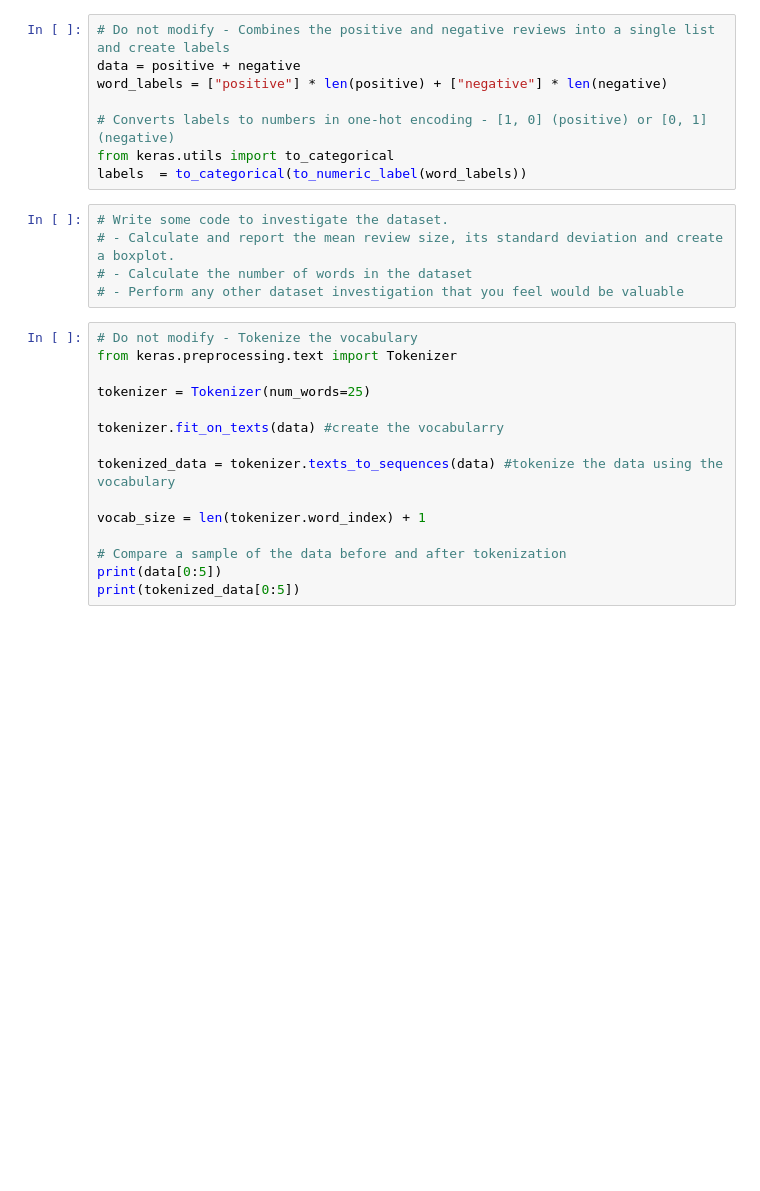
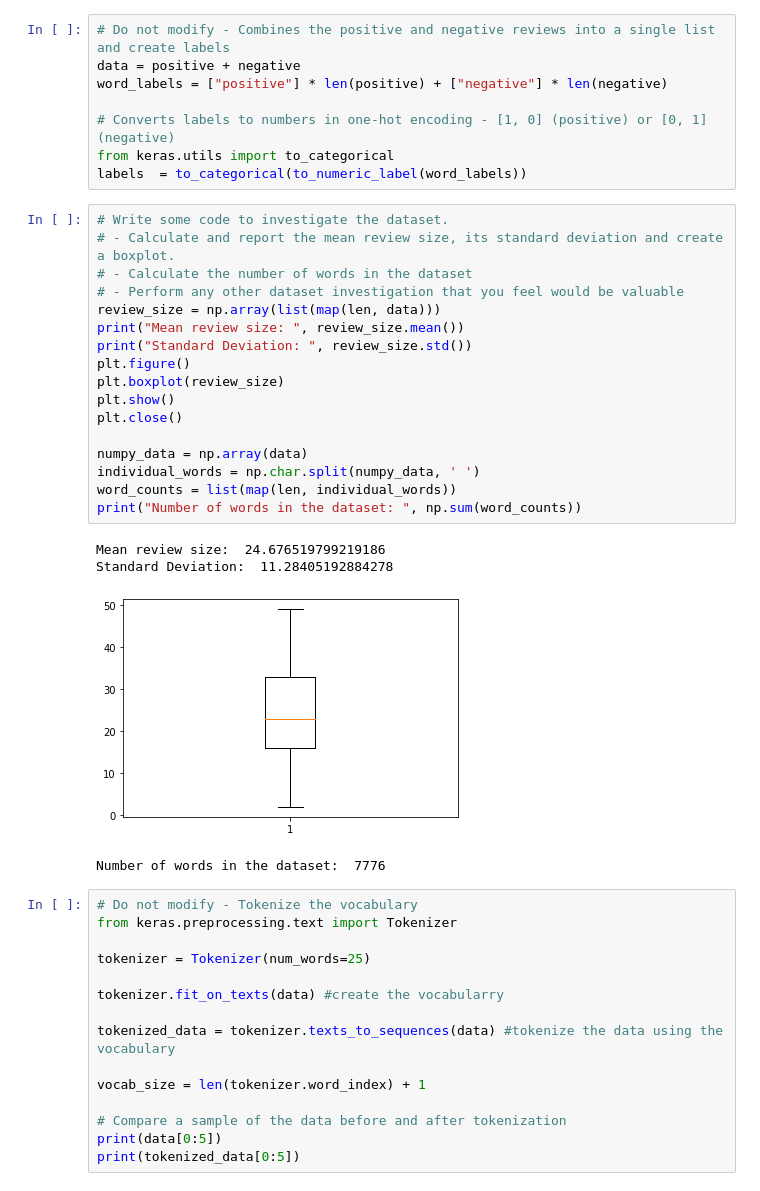
Before and after one commit to JoshVStaden/BookReview, a Jupyter notebook: BookReview.ipynb, the cells around one changed output. Drawn from its saved outputs; the diff is of its cells as text; blank space fills up the shorter version.

Commit message:
Added dataset investigation

```diff
--- a/BookReview.ipynb
+++ b/BookReview.ipynb
@@ -66,8 +66,25 @@ labels  = to_categorical(to_numeric_label(word_labels))
 # %%
 # Write some code to investigate the dataset.
 # - Calculate and report the mean review size, its standard deviation and create a boxplot.
 # - Calculate the number of words in the dataset
 # - Perform any other dataset investigation that you feel would be valuable
+review_size = np.array(list(map(len, data)))
+print("Mean review size: ", review_size.mean())
+print("Standard Deviation: ", review_size.std())
+plt.figure()
+plt.boxplot(review_size)
+plt.show()
+plt.close()
+
+numpy_data = np.array(data)
+individual_words = np.char.split(numpy_data, ' ')
+word_counts = list(map(len, individual_words))
+print("Number of words in the dataset: ", np.sum(word_counts))
+# %% [output]
+Mean review size:  24.676519799219186
+Standard Deviation:  11.28405192884278
+[figure, added]
+Number of words in the dataset:  7776
 # %%
 # Do not modify - Tokenize the vocabulary
 from keras.preprocessing.text import Tokenizer
```
Also changed, not shown: parts of 3 cells of this notebook.
